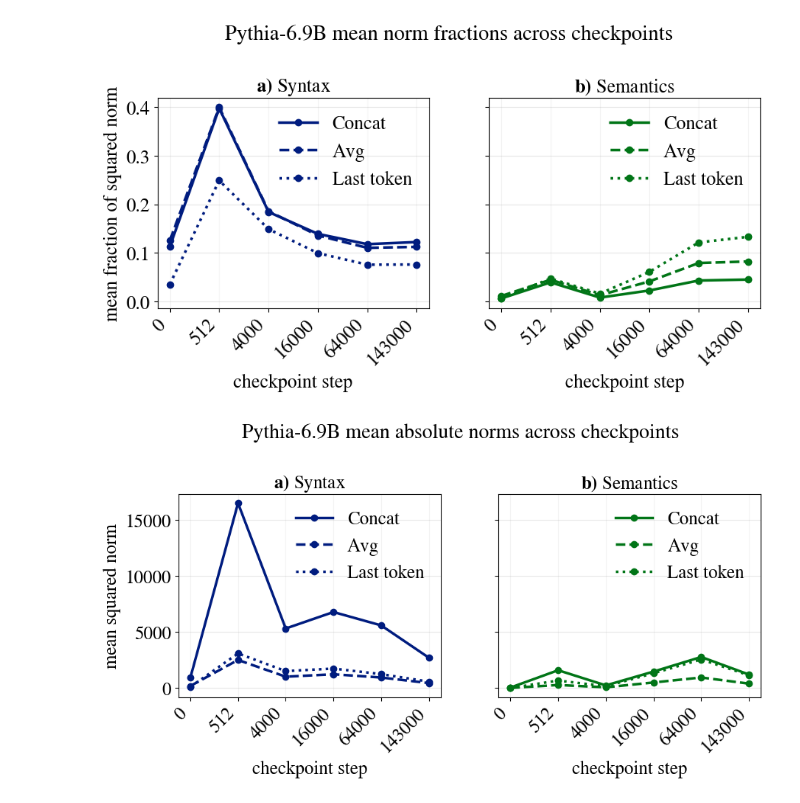
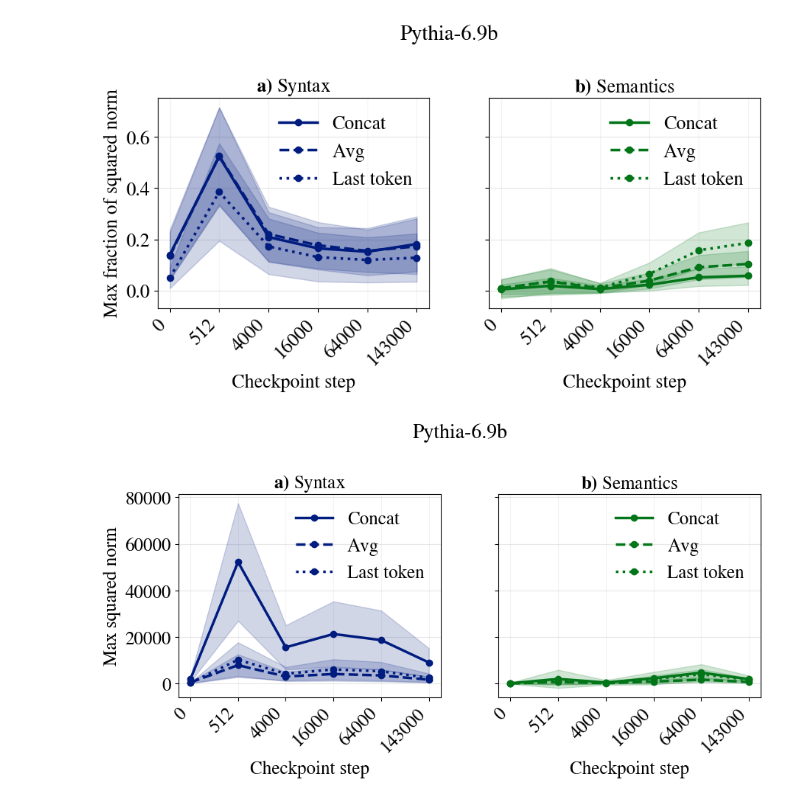
Before and after one commit to acevedo-s/syn-sem, a Jupyter notebook: pythia/norms_pythia.ipynb, the cells around one changed output. Saved outputs shown, nothing was run; the diff lists cells and outputs as text; code cells hidden in the pictures.

```diff
--- a/pythia/norms_pythia.ipynb
+++ b/pythia/norms_pythia.ipynb
@@ -95,7 +151,12 @@ plt.show()
 # %%
+series_configs = [
+    ('Concat', 0, None),
+    ('Avg', 1, None),
+    ('Last token', 0, 1),
+]
+
 checkpoint_steps = []
-series_configs = [('Concat', 0, None), ('Avg', 1, None), ('Last token', 0, 1)]
-evolution = {label: {'syn': [], 'sem': []} for label, _, _ in series_configs}
+evolution = {label: {'syn': {'mean': [], 'std': []}, 'sem': {'mean': [], 'std': []}} for label, _, _ in series_configs}
 
 for model in models:
     step = int(model.split('step')[-1])
@@ -108,48 +169,53 @@ for model in models:
     checkpoint_steps.append(step)
     for label, _, _ in series_configs:
         _, data, _ = runs[label]
-        evolution[label]['syn'].append(float(np.mean(data['syn_means'])))
-        evolution[label]['sem'].append(float(np.mean(data['sem_means'])))
+        stats = normalized_component_stats(data)
+        for key in ('syn', 'sem'):
+            idx = selected_layer_index(stats[key]['means'], data)
+            evolution[label][key]['mean'].append(float(stats[key]['means'][idx]))
+            evolution[label][key]['std'].append(float(stats[key]['stds'][idx]))
 
 fig, axes = plt.subplots(1, 2, figsize=(10.2, 4.6), sharex=True, sharey=True)
 plot_x = np.arange(len(checkpoint_steps))
 linestyles = {'Concat': '-', 'Avg': '--', 'Last token': ':'}
 panel_meta = [('syn', syn_color, r'$\mathbf{a)}$ Syntax'), ('sem', sem_color, r'$\mathbf{b)}$ Semantics')]
 
 for ax, (key, color, title) in zip(axes, panel_meta):
     for label, _, _ in series_configs:
-        vals = evolution[label][key]
+        means = np.array(evolution[label][key]['mean'])
+        stds = np.array(evolution[label][key]['std'])
         ax.plot(
             plot_x,
-            vals,
+            means,
             marker='o',
             linewidth=2.5,
             linestyle=linestyles[label],
             color=color,
             label=label,
         )
+        ax.fill_between(plot_x, means - stds, means + stds, color=color, alpha=band_alpha)
     ax.set_title(title, fontsize=rcpsize)
     ax.set_xticks(plot_x)
     ax.set_xticklabels([str(step) for step in checkpoint_steps], rotation=45, ha='right')
     ax.grid(axis='y', alpha=0.3)
     ax.grid(axis='x', alpha=0.15)
     ax.set_axisbelow(True)
-    ax.set_xlabel('checkpoint step', fontsize=rcpsize)
+    ax.set_xlabel('Checkpoint step', fontsize=rcpsize)
     ax.legend(loc='upper right', frameon=False)
 
-axes[0].set_ylabel('mean fraction of squared norm', fontsize=rcpsize)
-fig.suptitle('Pythia-6.9B mean norm fractions across checkpoints', fontsize=rcpsize + 2, y=1.03)
+axes[0].set_ylabel(f"{selection_label().capitalize()} fraction of squared norm", fontsize=rcpsize)
+fig.suptitle('Pythia-6.9b', fontsize=rcpsize + 2, y=1.03)
 plt.subplots_adjust(wspace=0.22, top=0.82, bottom=0.22)
 
 fig_dir = Path('/home/acevedo/syn-sem/pythia/results/figs')
 fig_dir.mkdir(parents=True, exist_ok=True)
 fig.savefig(fig_dir / 'pythia6p9b_norms_checkpoint_evolution_n2018.pdf', bbox_inches='tight')
 plt.show()
 # %% [output]
-[figure, old version]
+[figure, new version]
 # %%
 checkpoint_steps_abs = []
-evolution_abs = {label: {'syn': [], 'sem': []} for label, _, _ in series_configs}
+evolution_abs = {label: {'syn': {'mean': [], 'std': []}, 'sem': {'mean': [], 'std': []}} for label, _, _ in series_configs}
 
 for model in models:
     step = int(model.split('step')[-1])
@@ -162,40 +228,42 @@ for model in models:
     checkpoint_steps_abs.append(step)
     for label, _, _ in series_configs:
         _, data, _ = runs[label]
-        evolution_abs[label]['syn'].append(float(np.mean(data['syn_abs_means'])))
-        evolution_abs[label]['sem'].append(float(np.mean(data['sem_abs_means'])))
+        stats = absolute_component_stats(data)
+        for key in ('syn', 'sem'):
+            idx = selected_layer_index(stats[key]['means'], data)
+            evolution_abs[label][key]['mean'].append(float(stats[key]['means'][idx]))
+            evolution_abs[label][key]['std'].append(float(stats[key]['stds'][idx]))
 
 fig, axes = plt.subplots(1, 2, figsize=(10.2, 4.6), sharex=True, sharey=True)
 plot_x = np.arange(len(checkpoint_steps_abs))
 
 for ax, (key, color, title) in zip(axes, panel_meta):
     for label, _, _ in series_configs:
-        vals = evolution_abs[label][key]
+        means = np.array(evolution_abs[label][key]['mean'])
+        stds = np.array(evolution_abs[label][key]['std'])
         ax.plot(
             plot_x,
-            vals,
+            means,
             marker='o',
             linewidth=2.5,
             linestyle=linestyles[label],
             color=color,
             label=label,
         )
+        ax.fill_between(plot_x, means - stds, means + stds, color=color, alpha=band_alpha)
     ax.set_title(title, fontsize=rcpsize)
     ax.set_xticks(plot_x)
     ax.set_xticklabels([str(step) for step in checkpoint_steps_abs], rotation=45, ha='right')
     ax.grid(axis='y', alpha=0.3)
     ax.grid(axis='x', alpha=0.15)
     ax.set_axisbelow(True)
-    ax.set_xlabel('checkpoint step', fontsize=rcpsize)
+    ax.set_xlabel('Checkpoint step', fontsize=rcpsize)
     ax.legend(loc='upper right', frameon=False)
 
-axes[0].set_ylabel('mean squared norm', fontsize=rcpsize)
-fig.suptitle('Pythia-6.9B mean absolute norms across checkpoints', fontsize=rcpsize + 2, y=1.03)
+axes[0].set_ylabel(f"{selection_label().capitalize()} squared norm", fontsize=rcpsize)
+fig.suptitle('Pythia-6.9b', fontsize=rcpsize + 2, y=1.03)
 plt.subplots_adjust(wspace=0.22, top=0.82, bottom=0.22)
 
-fig_dir = Path('/home/acevedo/syn-sem/pythia/results/figs')
-fig_dir.mkdir(parents=True, exist_ok=True)
-fig.savefig(fig_dir / 'pythia6p9b_absolute_norms_checkpoint_evolution_n2018.pdf', bbox_inches='tight')
 plt.show()
 # %% [output]
-[figure, old version]
+[figure, new version]
```
Also changed, not shown: parts of 4 cells of this notebook, 12 other files.
